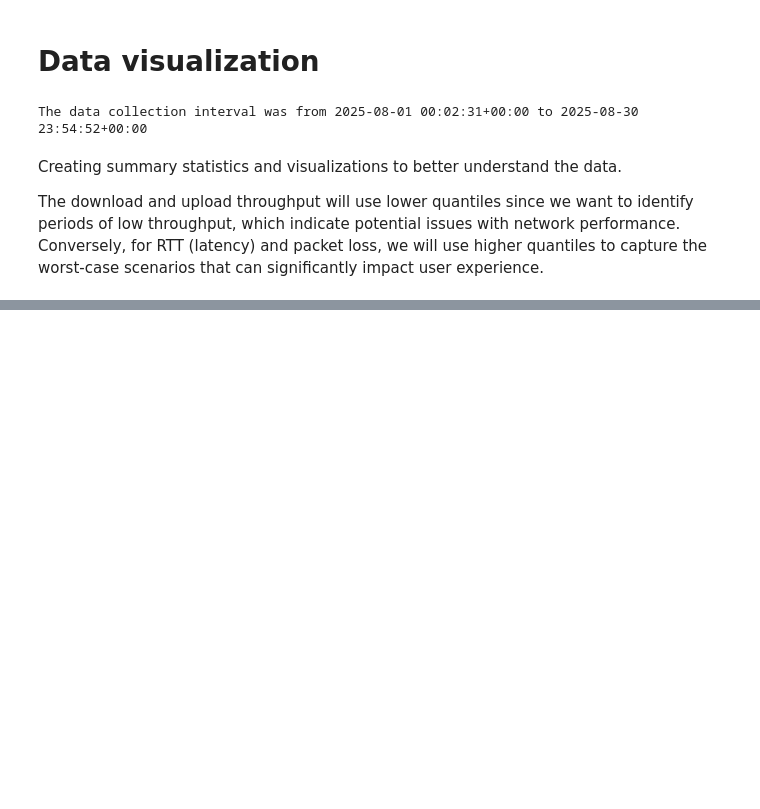
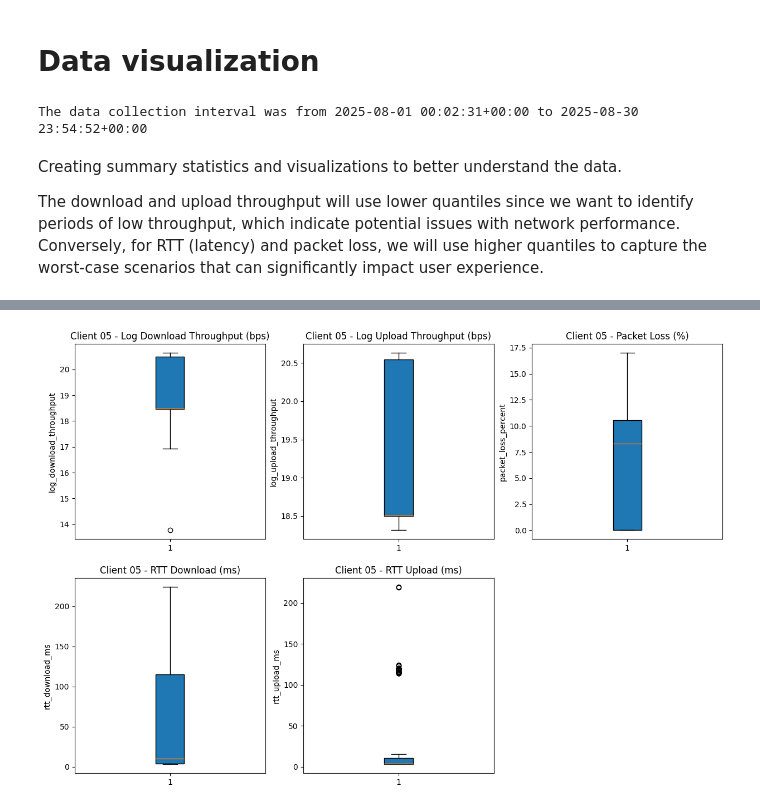
Before and after one commit to carloshenriquefbf/statistics-and-probabilistic-models, a Jupyter notebook: trab1.ipynb, the cells around one changed output, grey strips where cells are left out. Saved outputs shown, nothing was run; the diff lists cells and outputs as text; code cells hidden in the pictures; blank space fills up the shorter version.

```diff
--- a/trab1.ipynb
+++ b/trab1.ipynb
@@ -328,0 +323,9 @@ plt.show()
+# %%
+plt.figure(figsize=(15, 10))
+for idx, i in enumerate(metrics):
+    plt.subplot(2, 3, idx + 1)
+    plt.boxplot(client_05[i], vert=True, patch_artist=True)
+    plt.title(f'Client 05 - {plot_info[i]}')
+    plt.ylabel(i)
+# %% [output]
+[figure, added]
```
Also changed, not shown: parts of 19 cells of this notebook.
